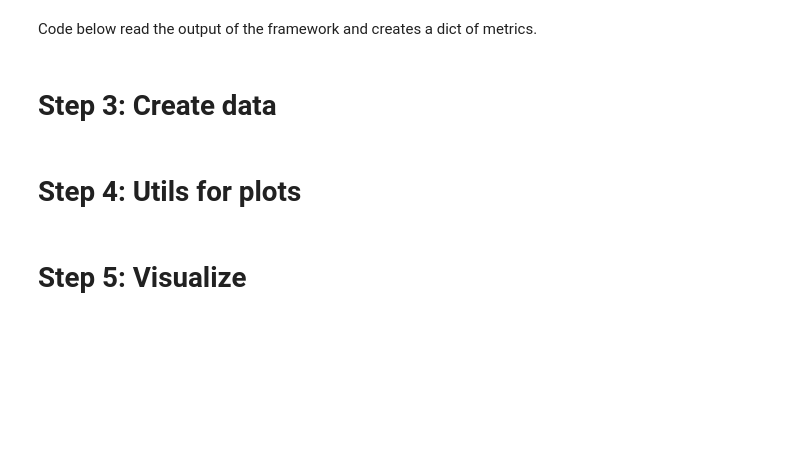
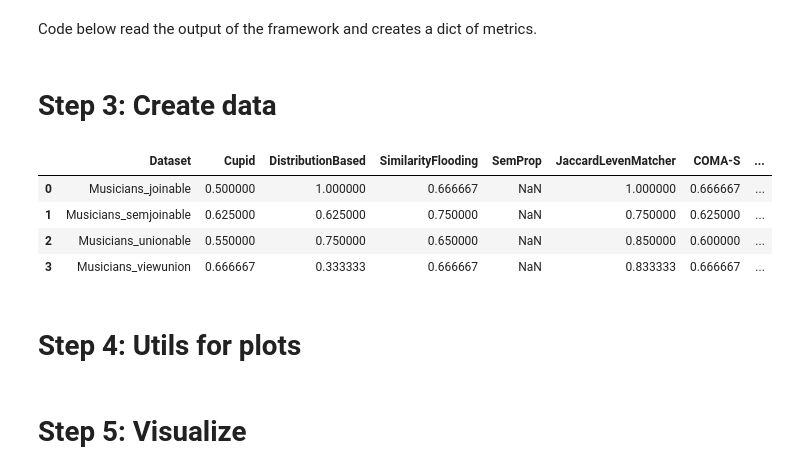
Before and after one commit to delftdata/valentine-paper-results, a Jupyter notebook: Visualizations-DataDiscovery.ipynb, the cells around one changed output. Saved outputs shown, nothing was run; the diff lists cells and outputs as text; code cells hidden in the pictures; blank space fills up the shorter version.

```diff
--- a/Visualizations-DataDiscovery.ipynb
+++ b/Visualizations-DataDiscovery.ipynb
@@ -391,6 +391,14 @@ best_run_time = copy.deepcopy(nm_dict)
 get_best_metric(run_time, best_run_time, nm_dict)
 best_run_time_pd = pd.DataFrame.from_dict(best_run_time, orient='index').reset_index().rename(columns={"index": "Dataset"})
 add_variable_columns(best_run_time_pd,category,mother_table,way,horizontal_overlap,vertical_overlap,column_names, typeOfValues)
+# %%
+best_rec_gnd_pd[best_rec_gnd_pd['ColumnNames'].isnull()]
+# %% [output]
+|  | Dataset | Cupid | DistributionBased | SimilarityFlooding | SemProp | JaccardLevenMatcher | COMA-S | ... |
+| 0 | Musicians_joinable | 0.500000 | 1.000000 | 0.666667 | NaN | 1.000000 | 0.666667 | ... |
+| 1 | Musicians_semjoinable | 0.625000 | 0.625000 | 0.750000 | NaN | 0.750000 | 0.625000 | ... |
+| 2 | Musicians_unionable | 0.550000 | 0.750000 | 0.650000 | NaN | 0.850000 | 0.600000 | ... |
+| 3 | Musicians_viewunion | 0.666667 | 0.333333 | 0.666667 | NaN | 0.833333 | 0.666667 | ... |
 # %% [markdown]
 # Step 4: Utils for plots
 # %%
```
Also changed, not shown: parts of 5 cells of this notebook, 2 other files.
